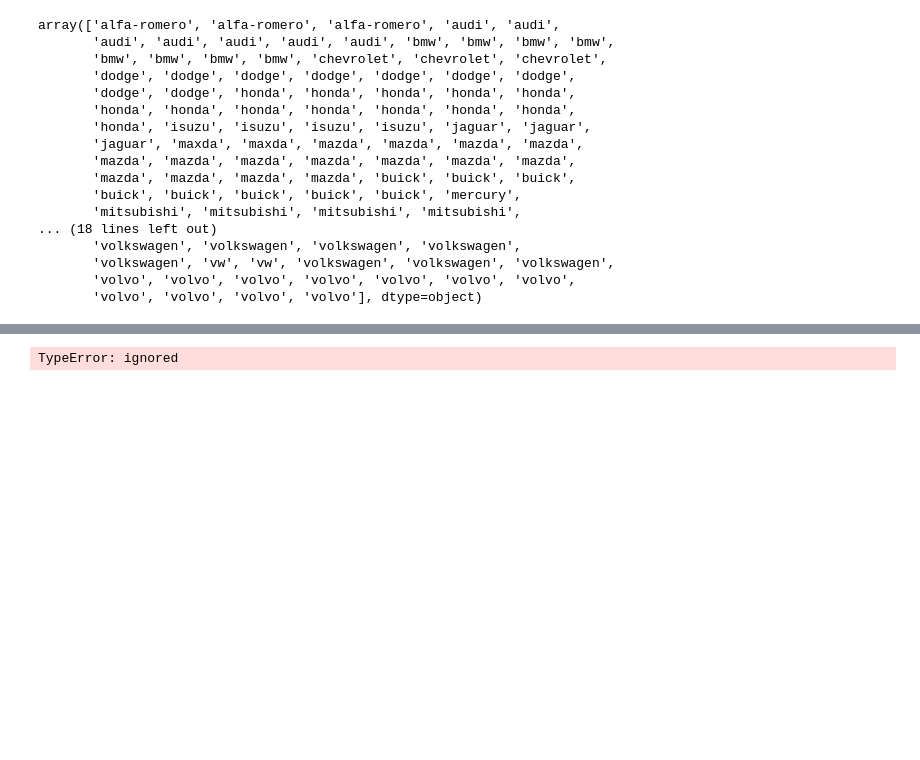
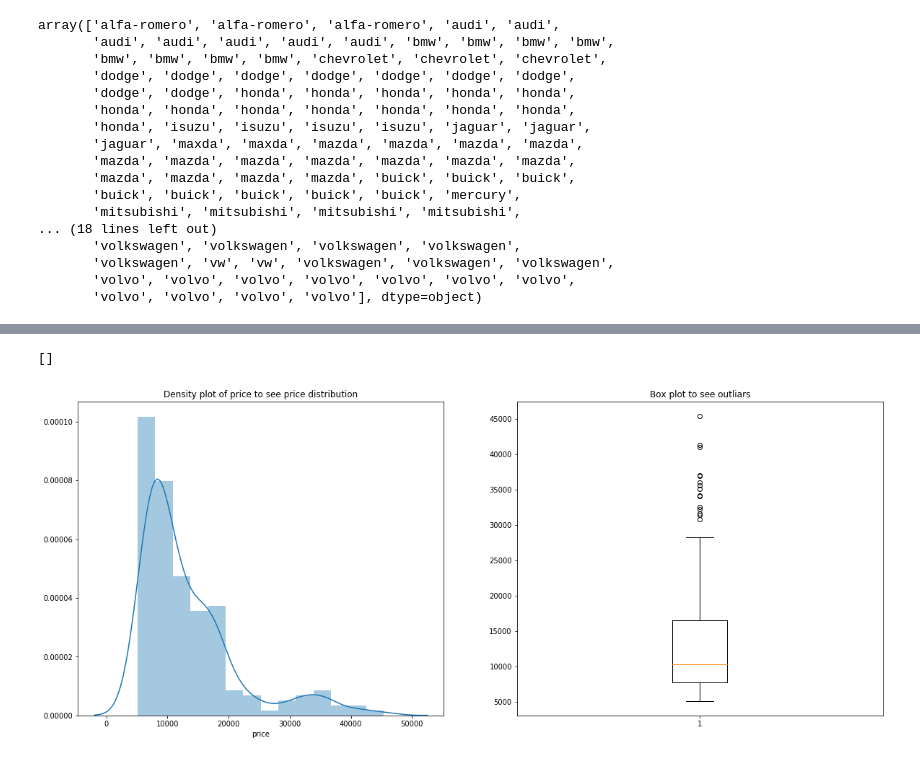
Before and after one commit to Bk073/car-price-prediction, a Jupyter notebook: linear_reg_fuse.ipynb, the cells around one changed output, grey strips where cells are left out. Saved outputs shown, nothing was run; the diff lists cells and outputs as text; code cells hidden in the pictures; blank space fills up the shorter version.

```diff
--- a/linear_reg_fuse.ipynb
+++ b/linear_reg_fuse.ipynb
@@ -173,7 +175,17 @@ replace_name(('vw', 'vokswagen'), 'volkswagen', 'CompanyName')
 ?plt.scatter(car_data)
 # %%
 import seaborn as sns
-# %%
-sns.heatmap(car_data, cmap='RdYlGn_r')
-# %% [output]
-TypeError: ignored
+# %%
+plt.figure(figsize=(20, 8))
+
+plt.subplot(1,2,1)
+plt.title('Density plot of price to see price distribution')
+sns.distplot(car_data['price'])
+
+plt.subplot(1, 2, 2)
+plt.title('Box plot to see outliars')
+plt.boxplot(car_data['price'])
+plt.plot() # this removes the description
+# %% [output]
+[]
+[figure, added]
```
Also changed, not shown: parts of 31 cells of this notebook.
